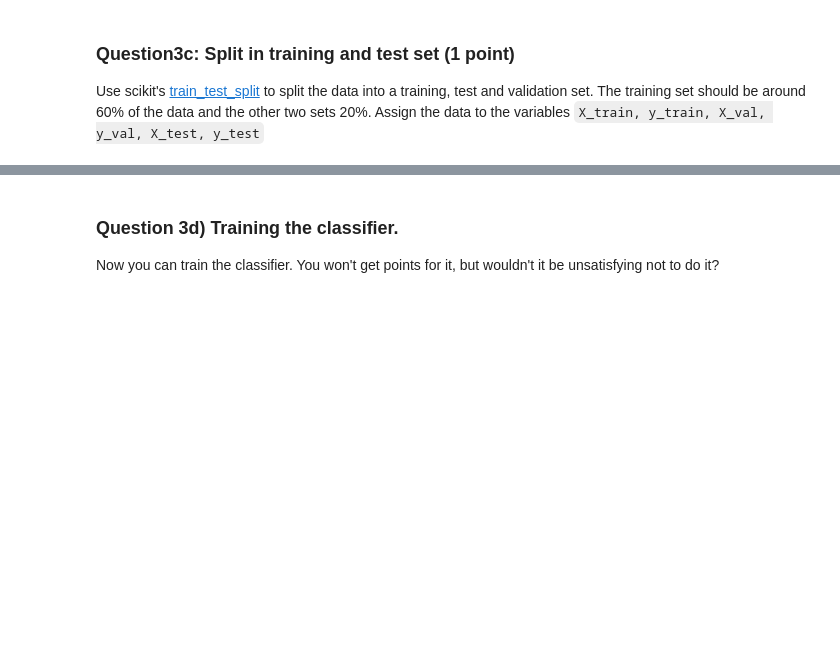
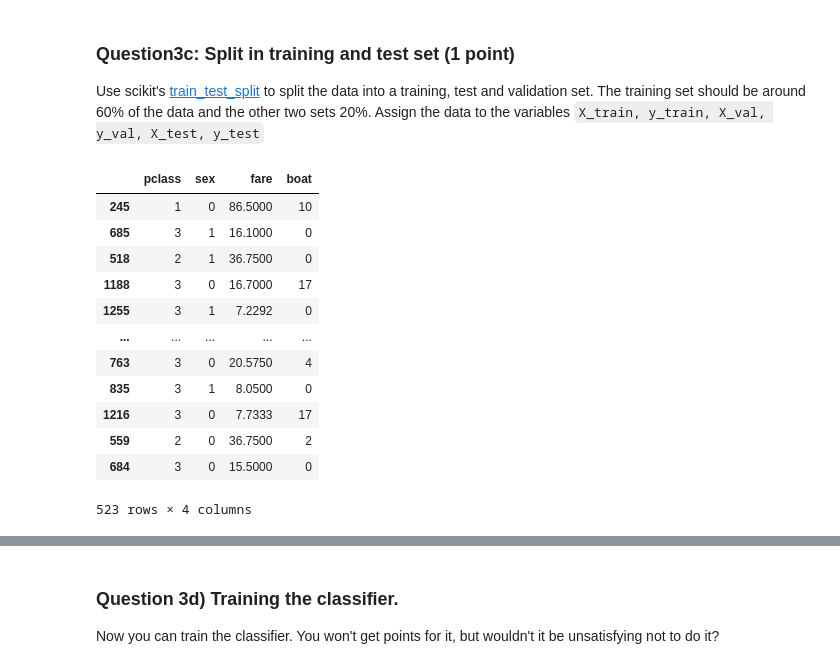
Before and after one commit to nirazul/pids-notebooks-fs24, a Jupyter notebook: exercises/exercise11/11-exercise-pids2024.ipynb, the cells around one changed output, grey strips where cells are left out. Saved outputs shown, nothing was run; the diff lists cells and outputs as text; code cells hidden in the pictures; blank space fills up the shorter version.

```diff
--- a/exercises/exercise11/11-exercise-pids2024.ipynb
+++ b/exercises/exercise11/11-exercise-pids2024.ipynb
@@ -211,6 +248,10 @@ Drop now all rows which contain `nan`s. Make sure you also drop them from the la
 class Question3b:
     X = Question3a.X_cleaned
 
-    X_nonan = ...
-    y_nonan = ...
-    display(X_nonan)
+    dropped = X.index.difference(X.dropna().index).tolist()
+
+    X_nonan = X.drop(dropped)
+    y_nonan = y.drop(dropped)
+
+
+Question3b.y_nonan
@@ -224,11 +281,26 @@ to split the data into a training, test and validation set. The training set sho
 # %%
 
 class Question3c:
-    X_train = ...
-    y_train = ...
-    X_val = ...
-    y_val = ...
-    X_test = ...
-    y_test = ...
+    X_train, X_test_val, y_train, y_test_val = train_test_split(Question3b.X_nonan, Question3b.y_nonan, test_size=0.6,
+                                                                random_state=0)
+    X_val, X_test = np.array_split(X_test_val, 2)
+    y_val, y_test = np.array_split(y_test_val, 2)
+
+
+Question3c.X_train
+# %% [output]
+|  | pclass | sex | fare | boat |
+| 245 | 1 | 0 | 86.5000 | 10 |
+| 685 | 3 | 1 | 16.1000 | 0 |
+| 518 | 2 | 1 | 36.7500 | 0 |
+| 1188 | 3 | 0 | 16.7000 | 17 |
+| 1255 | 3 | 1 | 7.2292 | 0 |
+| ... | ... | ... | ... | ... |
+| 763 | 3 | 0 | 20.5750 | 4 |
+| 835 | 3 | 1 | 8.0500 | 0 |
+| 1216 | 3 | 0 | 7.7333 | 17 |
+| 559 | 2 | 0 | 36.7500 | 2 |
+| 684 | 3 | 0 | 15.5000 | 0 |
+523 rows × 4 columns
 # %%
 grader.check("Question 3c")
```
Also changed, not shown: parts of 17 cells of this notebook, 15 other files.
